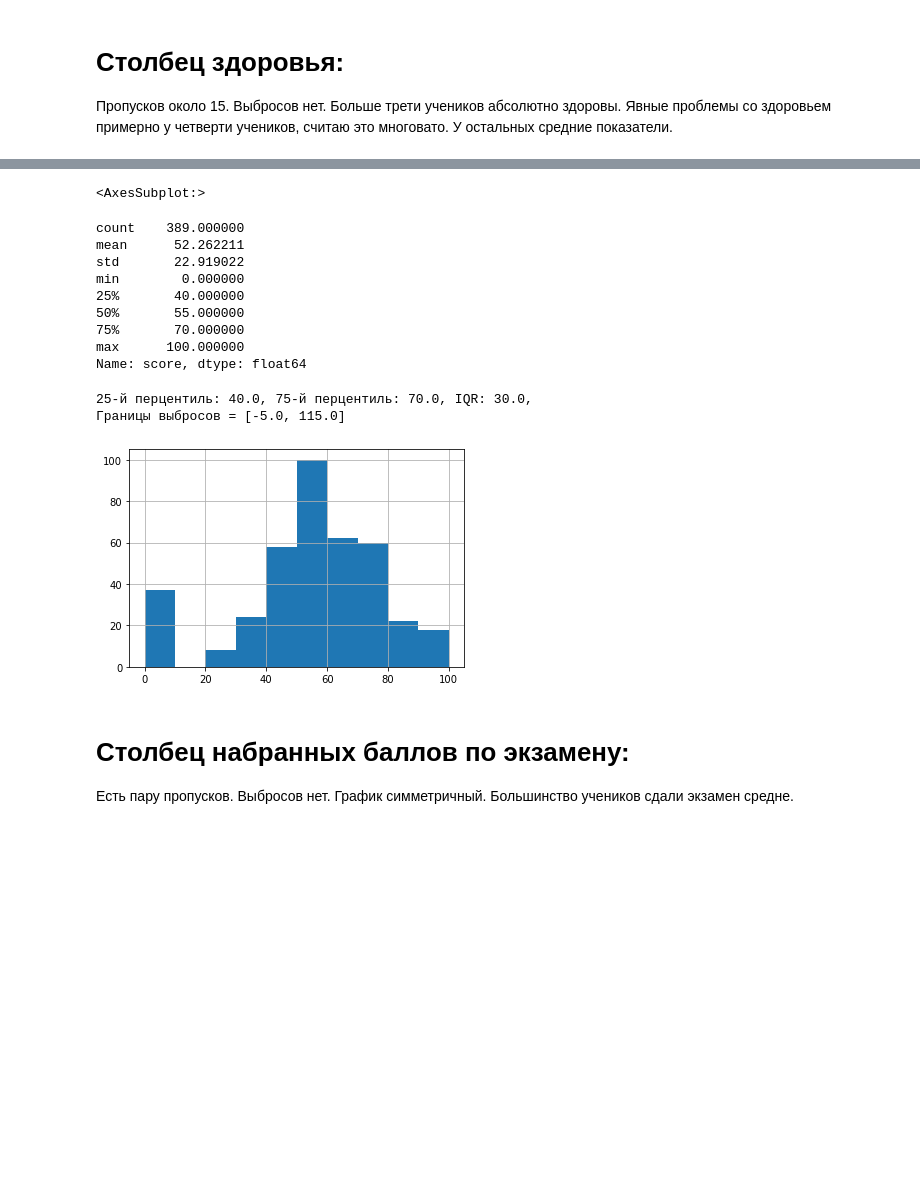
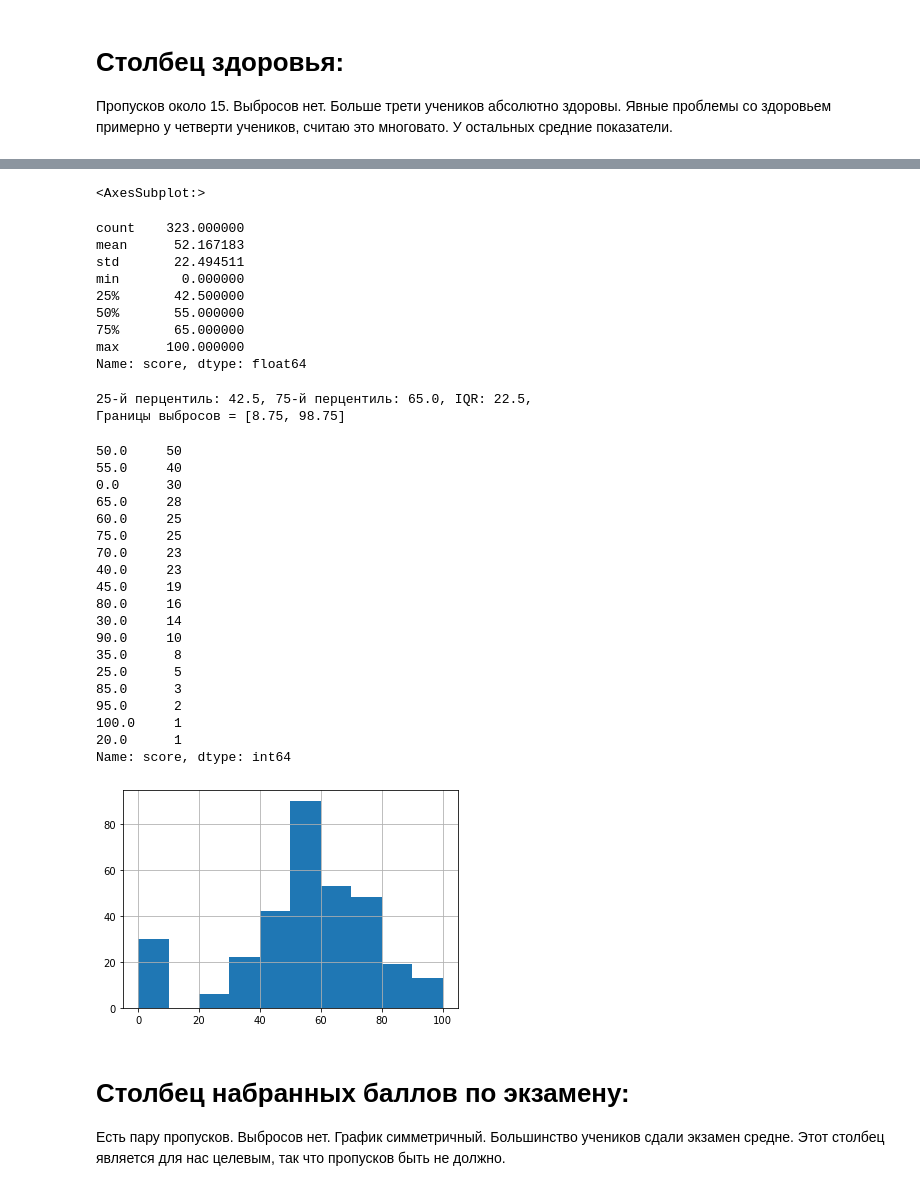
Before and after one commit to arsenbondaren/skillfactory, a Jupyter notebook: module_2/EDA_stud_math_Bandarenka.ipynb, the cells around one changed output, grey strips where cells are left out. Drawn from its saved outputs; the diff is of its cells as text; code cells hidden in the pictures; blank space fills up the shorter version.

```diff
--- a/module_2/EDA_stud_math_Bandarenka.ipynb
+++ b/module_2/EDA_stud_math_Bandarenka.ipynb
@@ -171,3 +225,7 @@ Name: failures, dtype: float64
 # %% [markdown]
 # Столбец внешкольных неудач:
 Есть около 20 пропусков. Выбросов нет. Подавляющее большинство учеников не имеет проблем вне школы.
+# %%
+for_num_col(stud_math['studytime, granular'])
+stud_math['studytime, granular'] = stud_math['studytime, granular'].apply(lambda x: -6 if pd.isna(x) else x)
+stud_math['studytime, granular'].unique()
@@ -230,0 +266,4 @@ Name: freetime, dtype: float64
+# %%
+for_num_col(stud_math['freetime'])
+stud_math['freetime'] = stud_math['freetime'].apply(lambda x: 3 if pd.isna(x) else x)
+stud_math['freetime'].unique()
@@ -249,0 +288,4 @@ Name: goout, dtype: float64
+# %%
+for_num_col(stud_math['goout'])
+stud_math['goout'] = stud_math['goout'].apply(lambda x: 3 if pd.isna(x) else x)
+stud_math['goout'].unique()
@@ -268,0 +310,4 @@ Name: health, dtype: float64
+# %%
+for_num_col(stud_math['health'])
+stud_math['health'] = stud_math['health'].apply(lambda x: 5 if pd.isna(x) else x)
+stud_math['health'].unique()
@@ -291,22 +367,43 @@ Name: absences, dtype: float64
 # %%
 for_num_col(stud_math['score'])
+
+stud_math['score'].value_counts()
 # %% [output]
 <AxesSubplot:>
-count    389.000000
-mean      52.262211
-std       22.919022
+count    323.000000
+mean      52.167183
+std       22.494511
 min        0.000000
-25%       40.000000
+25%       42.500000
 50%       55.000000
-75%       70.000000
+75%       65.000000
 max      100.000000
 Name: score, dtype: float64
-25-й перцентиль: 40.0, 75-й перцентиль: 70.0, IQR: 30.0,
-Границы выбросов = [-5.0, 115.0]
+25-й перцентиль: 42.5, 75-й перцентиль: 65.0, IQR: 22.5,
+Границы выбросов = [8.75, 98.75]
+50.0     50
+55.0     40
+0.0      30
+65.0     28
+60.0     25
+75.0     25
+70.0     23
+40.0     23
+45.0     19
+80.0     16
+30.0     14
+90.0     10
+35.0      8
+25.0      5
+85.0      3
+95.0      2
+100.0     1
+20.0      1
+Name: score, dtype: int64
-[figure, old version]
+[figure, new version]
 # %% [markdown]
 # Столбец набранных баллов по экзамену:
-Есть пару пропусков. Выбросов нет. График симметричный. Большинство учеников сдали экзамен средне.
+Есть пару пропусков. Выбросов нет. График симметричный. Большинство учеников сдали экзамен средне. Этот столбец является для нас целевым, так что пропусков быть не должно.
 # %%
 stud_math.corr()
 # %% [output]
```
Also changed, not shown: parts of 68 cells of this notebook.
